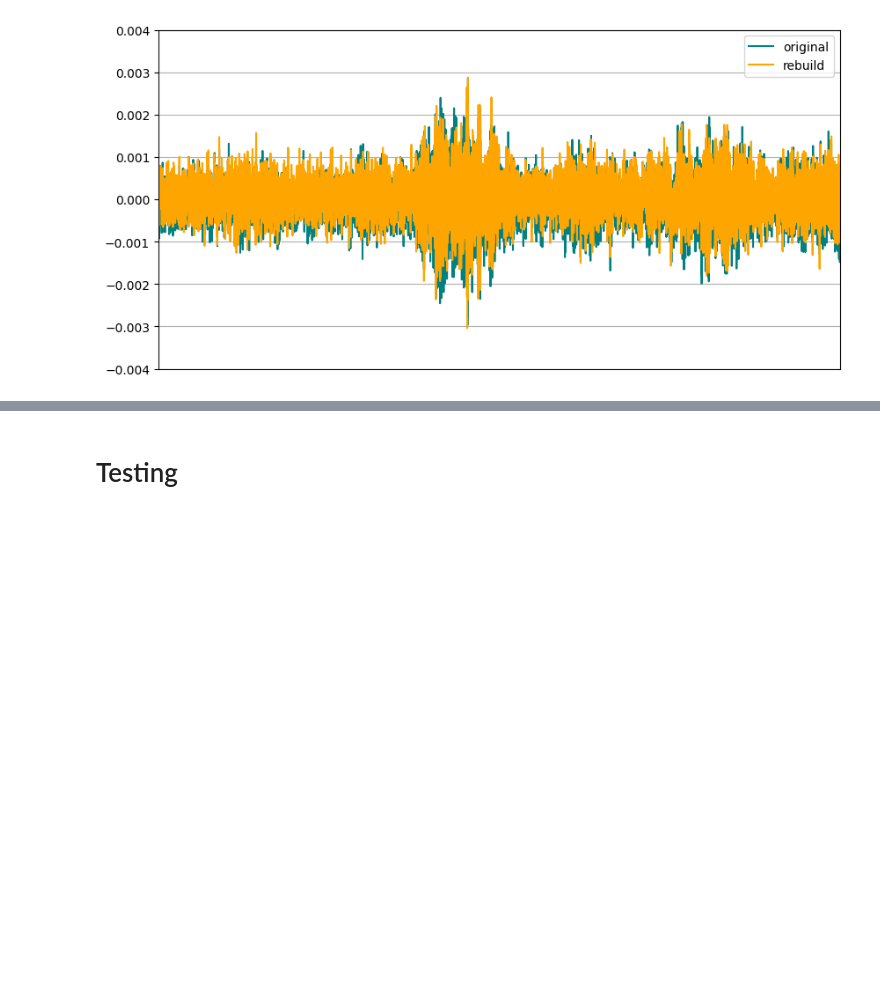
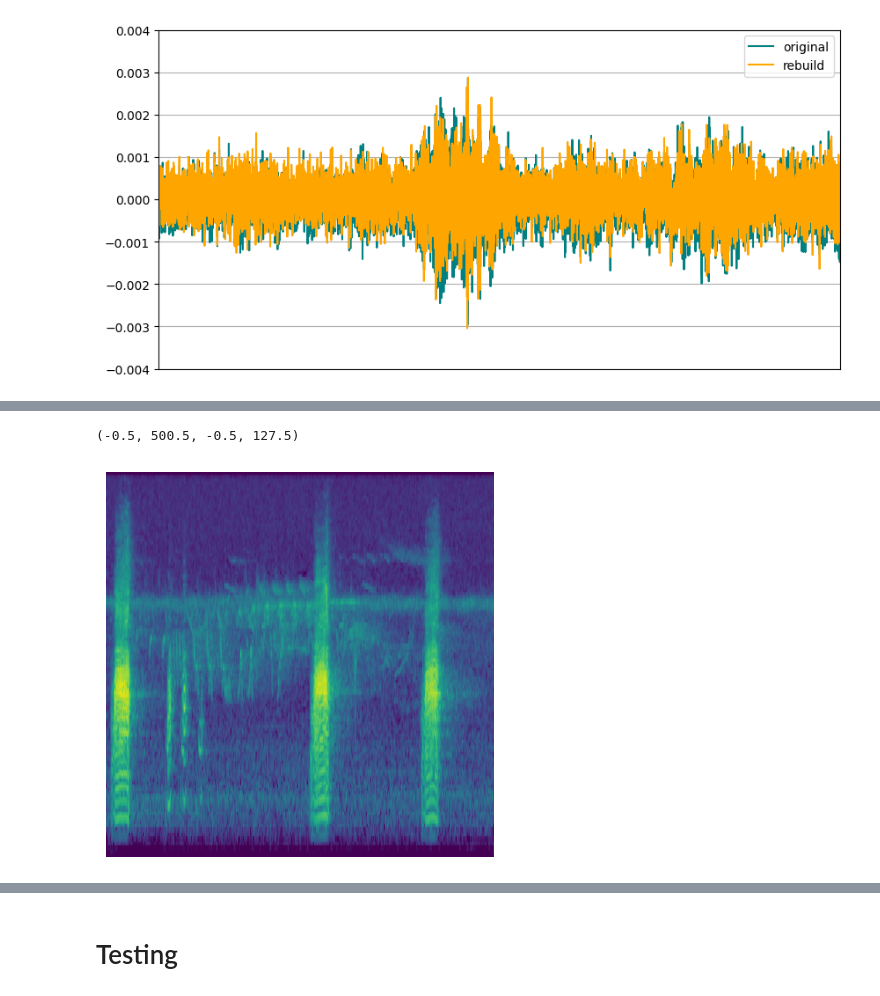
Before and after one commit to RuslanAntjuschin/bachelor-project, a Jupyter notebook: dataset_curation/extraction.ipynb, the cells around one changed output, grey strips where cells are left out. Cells and saved outputs as stored; diff of their text form; code cells hidden in the pictures; blank space fills up the shorter version.

```diff
--- a/dataset_curation/extraction.ipynb
+++ b/dataset_curation/extraction.ipynb
@@ -489,0 +579,37 @@ IPython.display.Audio(data=rebuild_dac.squeeze().detach(), rate=44000)
+# %%
+from birdset.datamodule.components.transforms import BirdSetTransformsWrapper
+from birdset.datamodule.components.resize import Resizer
+from birdset.datamodule.components.augmentations import PowerToDB
+from birdset.datamodule.components.transforms import PreprocessingConfig
+from torchaudio.transforms import Spectrogram, MelScale
+import torch
+
+transfromer = BirdSetTransformsWrapper(
+        model_type="vision",
+        sampling_rate=32000,
+        max_length=5,
+        preprocessing=PreprocessingConfig(
+            spectrogram_conversion= Spectrogram(
+                n_fft=1024,
+                hop_length=320,
+                power=2.0,
+            ),
+            resizer=Resizer(
+                db_scale=True,
+                target_height=None,
+                target_width=None,
+            ),
+            melscale_conversion=MelScale(n_mels=128, sample_rate=32000, n_stft=513),
+            dbscale_conversion=PowerToDB(),
+            normalize_spectrogram=True,
+            normalize_waveform=None,
+            mean=-4.268,
+            std=4.569,
+            #mean: -15.854 # Mean of XCM: -15.854 ; Mean of XCL: -19.107
+            #std: 12.911 # Standard deviation of XCM: 12.911 ; Standard deviation of XCL: 13.098
+        )
+    )
+audio, _ = load_audio(ds["train"][2], 5, 5, 32000, pad_to_min_length=True)
+
+test = transfromer._preprocess(torch.from_numpy(audio).unsqueeze(0).unsqueeze(0), None)
+print(test.shape, test)
@@ -489,0 +624,9 @@ IPython.display.Audio(data=rebuild_dac.squeeze().detach(), rate=44000)
+# %%
+import matplotlib.pyplot as plt
+
+plt.figure(figsize=(5, 5))
+plt.imshow(test.squeeze().detach().cpu().numpy(), aspect='auto', origin='lower')
+plt.axis('off')
+# %% [output]
+(-0.5, 500.5, -0.5, 127.5)
+[figure, added]
```
Also changed, not shown: parts of 8 cells of this notebook, 3 other files.
